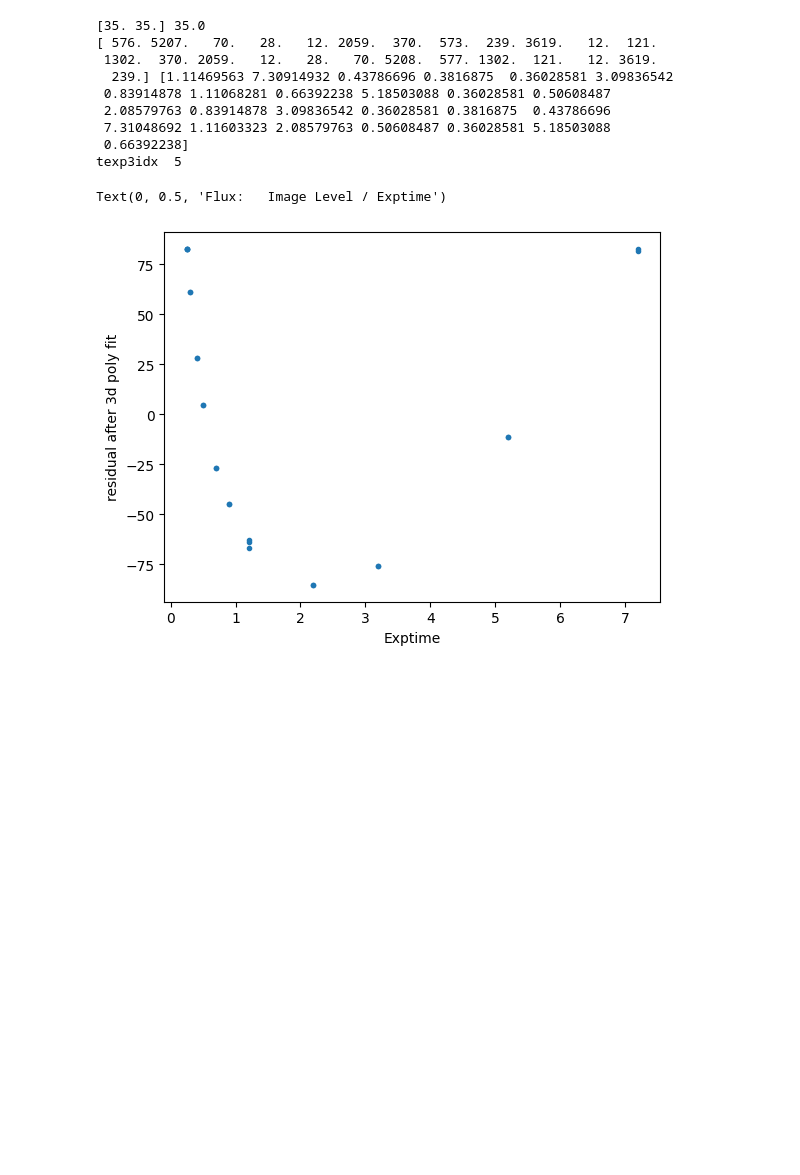
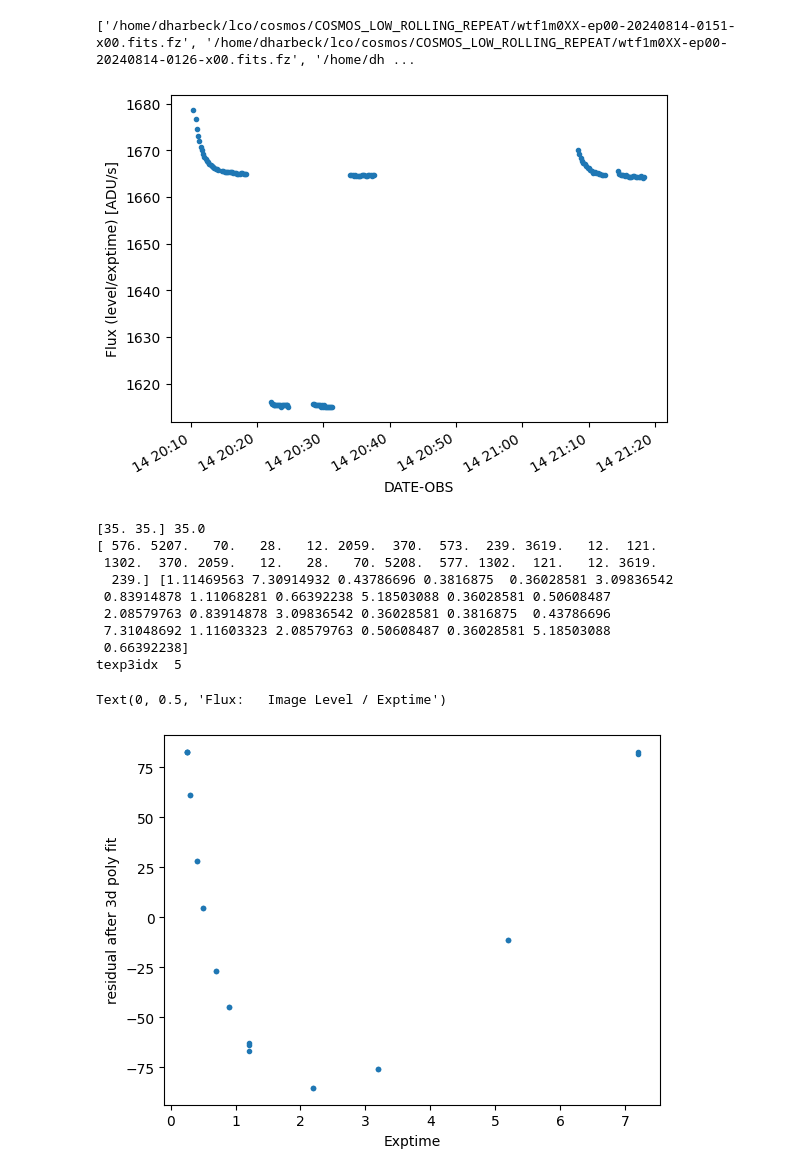
Before and after one commit to LCOGT/lcogt-commissioning, a Jupyter notebook: experimental/linearitytest.ipynb, the cells around one changed output. Saved outputs shown, nothing was run; the diff lists cells and outputs as text; code cells hidden in the pictures; blank space fills up the shorter version.

```diff
--- a/experimental/linearitytest.ipynb
+++ b/experimental/linearitytest.ipynb
@@ -9,28 +11,45 @@ import matplotlib.pyplot as plt
 import glob
 # %%
-inputdirectory='/Users/dharbeck/lco/cosmos/COSMOS_HDR_PWR2V/*-[bx]00.fits.fz'
-inputdirectory='/Users/dharbeck/lco/cosmos/ptc_cms/*-[bx]00.fits.fz'
-
+inputdirectory='/home/dharbeck/lco/cosmos/COSMOS_LOW_ROLLING_REPEAT/*-[bx]00.fits.fz'
 inputfiles = glob.glob (inputdirectory)
+print (inputfiles)
+# %% [output]
+['/home/dharbeck/lco/cosmos/COSMOS_LOW_ROLLING_REPEAT/wtf1m0XX-ep00-20240814-0151-x00.fits.fz', '/home/dharbeck/lco/cosmos/COSMOS_LOW_ROLLING_REPEAT/wtf1m0XX-ep00-20240814-0126-x00.fits.fz', '/home/dh ...
 # %%
 def get_level_exptime_for_file (fitsfilename, minx=3000,maxx=4000,miny=3000,maxy=4000):
     f = fits.open(fitsfilename)
     data = f['SCI'].data[miny:maxy,minx:maxx]
     exptime = f['SCI'].header['EXPTIME']
+    dateobs = f['SCI'].header['DATE-OBS']
+    dateobst = astt.Time(dateobs, scale='utc', format=None).to_datetime()
     level = np.median (data)
     f.close()
     del data
-    return exptime, level
+    return exptime, level, dateobst
 
 exptimes = []
 levels = []
+dateobs = []
 
 for file in inputfiles:
-    exptime,level = get_level_exptime_for_file(file)
+    exptime,level,dateobst = get_level_exptime_for_file(file)
     exptimes.append (exptime)
     levels.append (level)
+    dateobs.append(dateobst)
 exptimes = np.asarray (exptimes)
 levels = np.asarray (levels)
+dateobs = np.asarray (dateobs)
+# %%
+plt.figure
+biaslevel = np.average (levels [exptimes == 0])
+
+plt.plot (dateobs, (levels-biaslevel) / exptimes,'.')
+plt.xlabel("DATE-OBS")
+plt.ylabel ("Flux (level/exptime) [ADU/s]")
+plt.gcf().autofmt_xdate()
+plt.savefig ("flux_time.png")
+# %% [output]
+[figure, added]
 # %%
 biaslevel = np.average (levels [exptimes == 0])
 print (levels [exptimes == 0], biaslevel)
```
Also changed, not shown: parts of 1 cell of this notebook.
